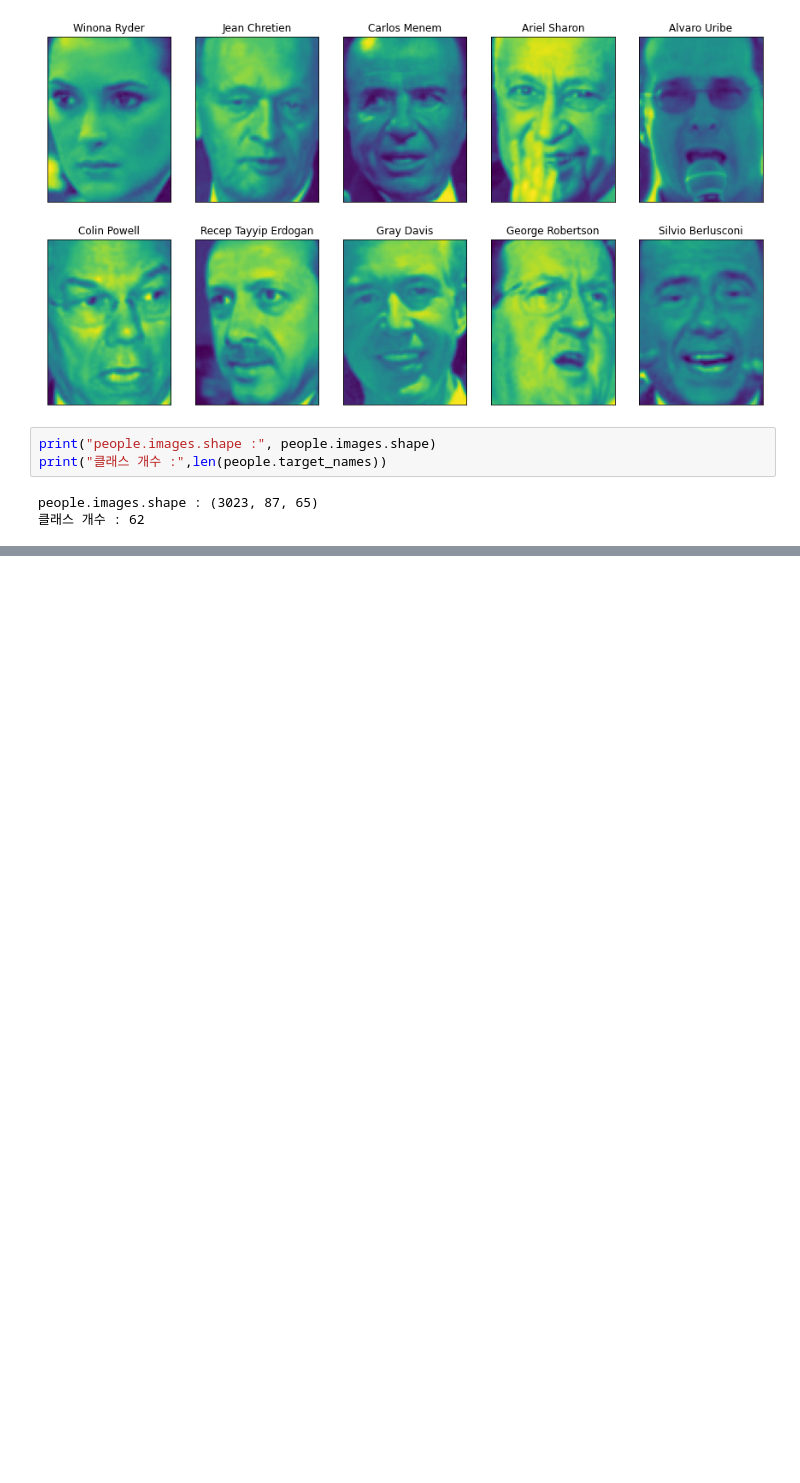
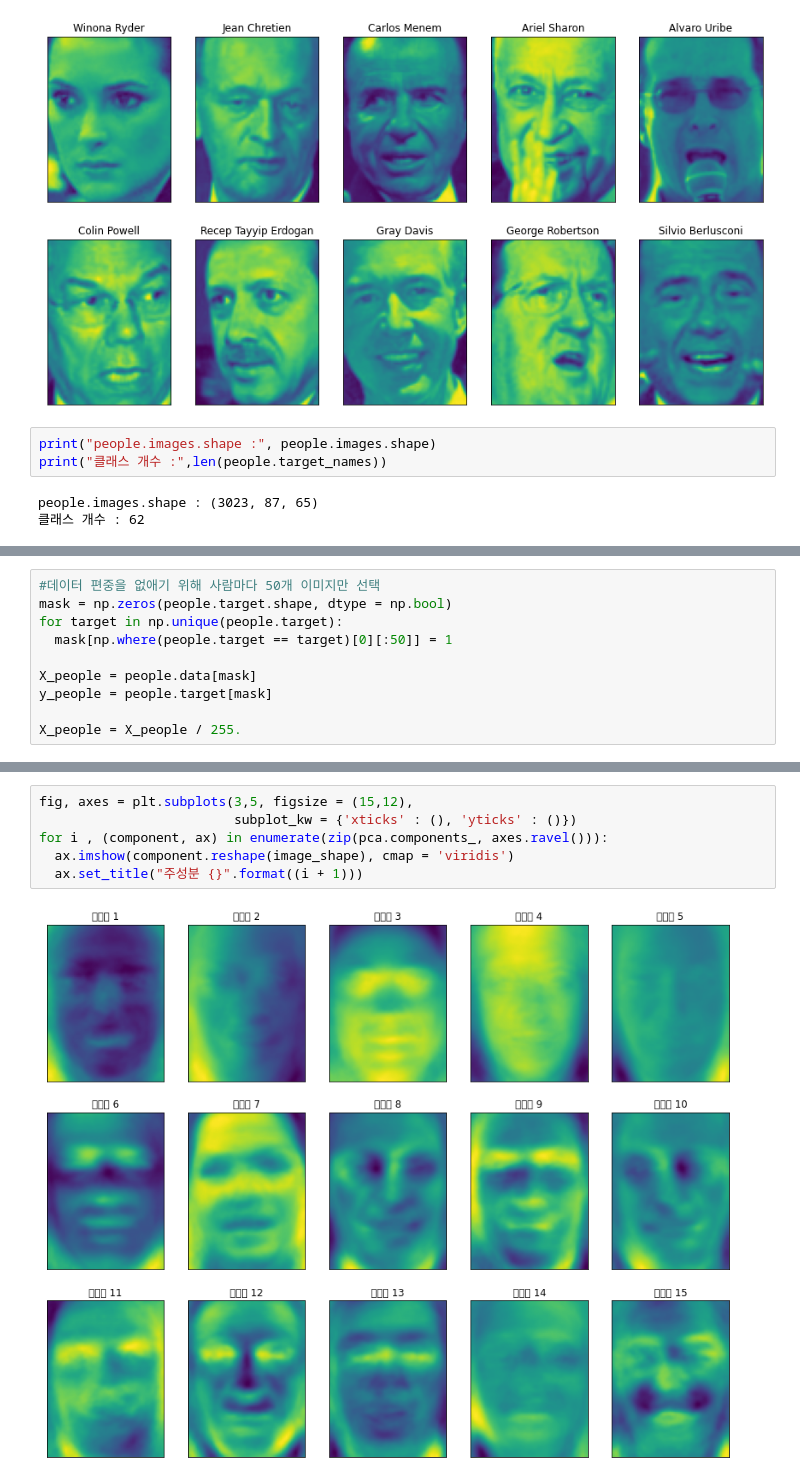
Before and after one commit to brandnewmin/brandnewm, a Jupyter notebook: 3장비지도학습과데이터전처리.ipynb, the cells around one changed output, grey strips where cells are left out. Saved outputs shown, nothing was run; the diff lists cells and outputs as text; blank space fills up the shorter version.

```diff
--- a/3장비지도학습과데이터전처리.ipynb
+++ b/3장비지도학습과데이터전처리.ipynb
@@ -557,0 +560,10 @@ AttributeError: ignored
+# %%
+#데이터 편중을 없애기 위해 사람마다 50개 이미지만 선택
+mask = np.zeros(people.target.shape, dtype = np.bool)
+for target in np.unique(people.target):
+  mask[np.where(people.target == target)[0][:50]] = 1
+
+X_people = people.data[mask]
+y_people = people.target[mask]
+
+X_people = X_people / 255.
@@ -557,0 +602,8 @@ AttributeError: ignored
+# %%
+fig, axes = plt.subplots(3,5, figsize = (15,12),
+                         subplot_kw = {'xticks' : (), 'yticks' : ()})
+for i , (component, ax) in enumerate(zip(pca.components_, axes.ravel())):
+  ax.imshow(component.reshape(image_shape), cmap = 'viridis')
+  ax.set_title("주성분 {}".format((i + 1)))
+# %% [output]
+[figure, added]
```
Also changed, not shown: parts of 13 cells of this notebook.
